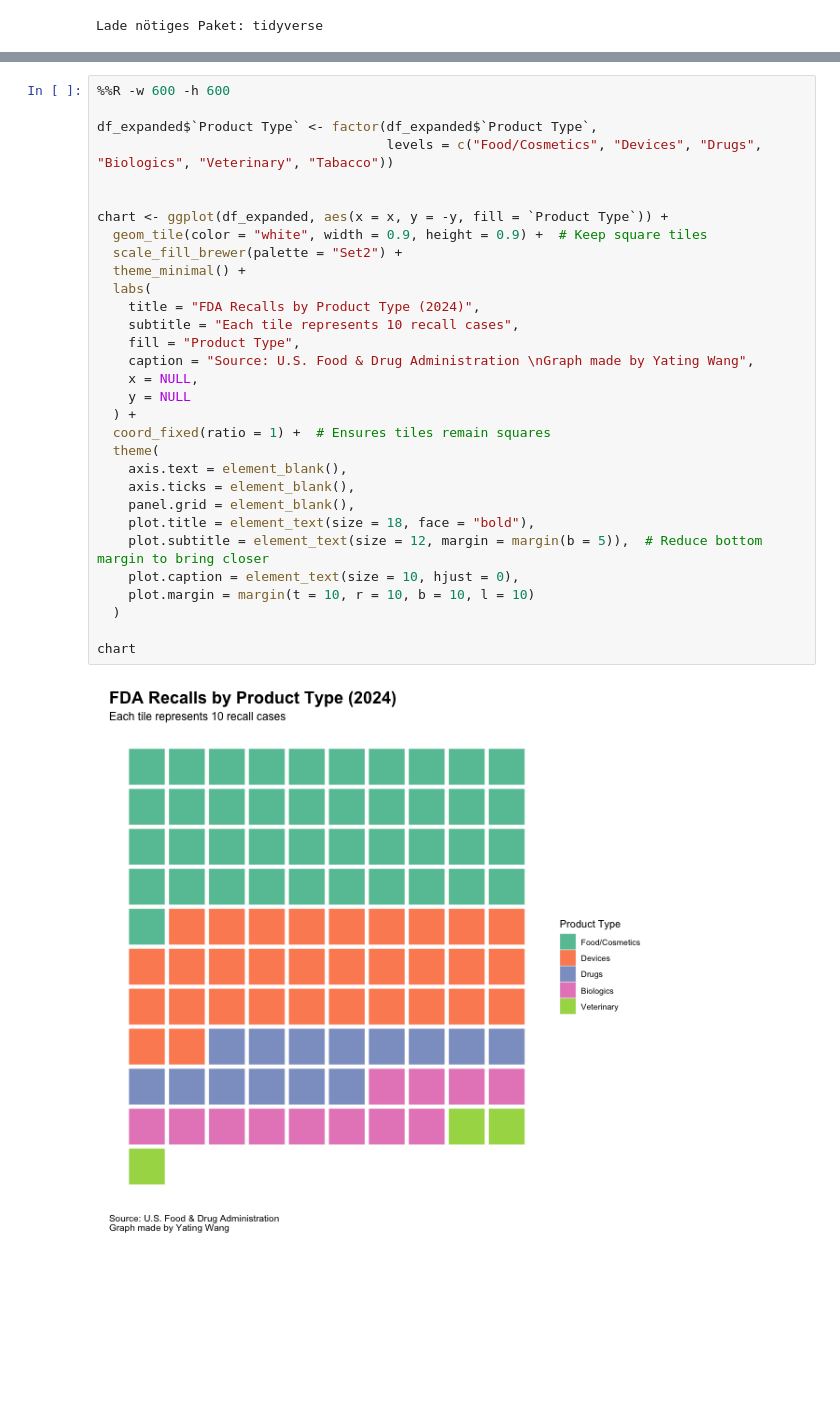
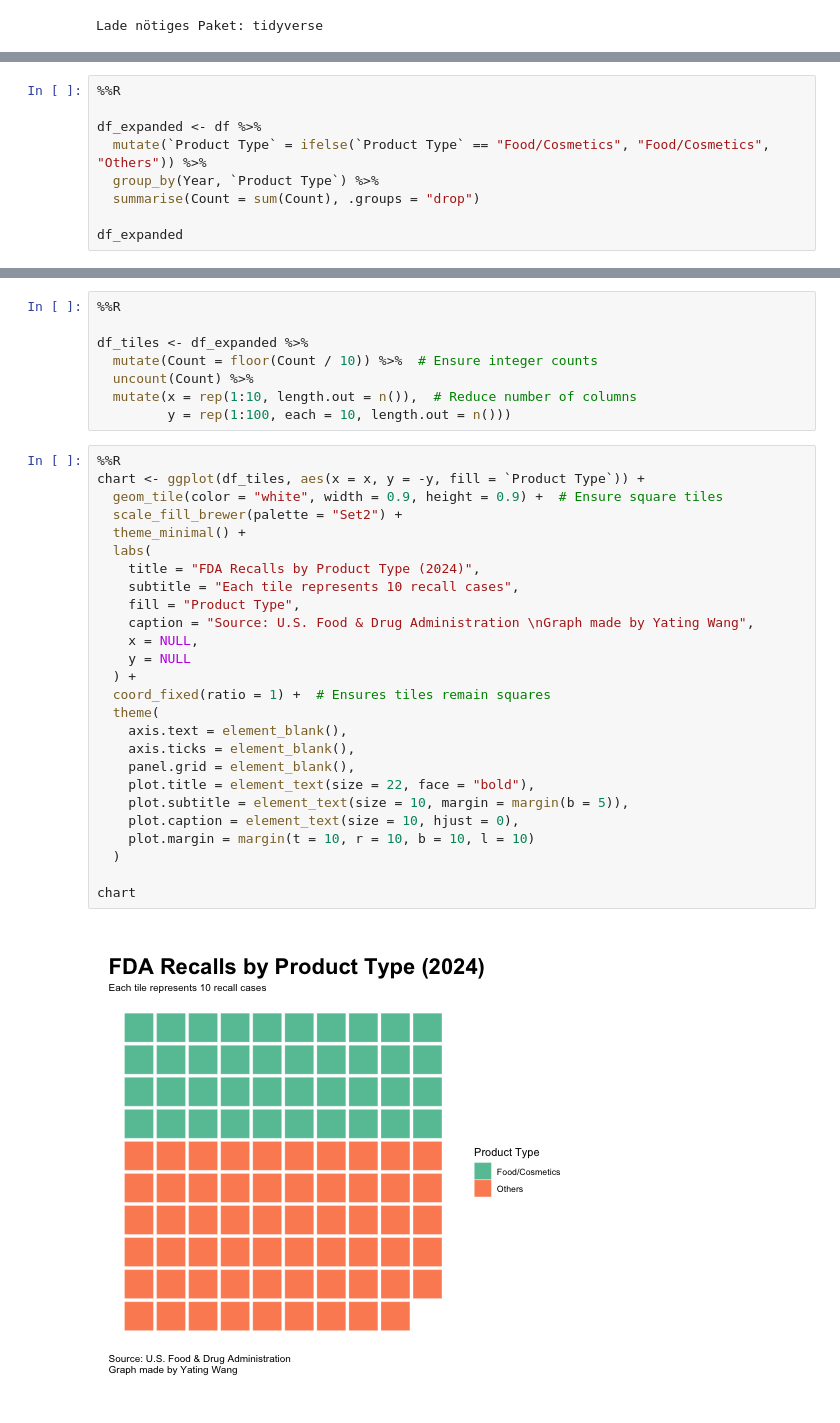
Before and after one commit to yatingw24/food_recall, a Jupyter notebook: tile_graph.ipynb, the cells around one changed output, grey strips where cells are left out. Drawn from its saved outputs; the diff is of its cells as text; blank space fills up the shorter version.

```diff
--- a/tile_graph.ipynb
+++ b/tile_graph.ipynb
@@ -65,0 +59,9 @@ dbl (2): Year, Count
+# %%
+%%R
+
+df_expanded <- df %>%
+  mutate(`Product Type` = ifelse(`Product Type` == "Food/Cosmetics", "Food/Cosmetics", "Others")) %>%
+  group_by(Year, `Product Type`) %>%
+  summarise(Count = sum(Count), .groups = "drop")
+
+df_expanded
@@ -66,36 +74,39 @@ dbl (2): Year, Count
+# %%
+%%R
+
+df_tiles <- df_expanded %>%
+  mutate(Count = floor(Count / 10)) %>%  # Ensure integer counts
+  uncount(Count) %>%
+  mutate(x = rep(1:10, length.out = n()),  # Reduce number of columns
+         y = rep(1:100, each = 10, length.out = n()))
 # %%
-%%R -w 600 -h 600
-
-df_expanded$`Product Type` <- factor(df_expanded$`Product Type`,
-                                     levels = c("Food/Cosmetics", "Devices", "Drugs", "Biologics", "Veterinary", "Tabacco"))
-
-
-chart <- ggplot(df_expanded, aes(x = x, y = -y, fill = `Product Type`)) +
-  geom_tile(color = "white", width = 0.9, height = 0.9) +  # Keep square tiles
+%%R
+chart <- ggplot(df_tiles, aes(x = x, y = -y, fill = `Product Type`)) +
+  geom_tile(color = "white", width = 0.9, height = 0.9) +  # Ensure square tiles
   scale_fill_brewer(palette = "Set2") +
   theme_minimal() +
   labs(
     title = "FDA Recalls by Product Type (2024)",
     subtitle = "Each tile represents 10 recall cases",
     fill = "Product Type",
     caption = "Source: U.S. Food & Drug Administration \nGraph made by Yating Wang",
     x = NULL,
     y = NULL
   ) +
   coord_fixed(ratio = 1) +  # Ensures tiles remain squares
   theme(
     axis.text = element_blank(),
     axis.ticks = element_blank(),
     panel.grid = element_blank(),
-    plot.title = element_text(size = 18, face = "bold"),
-    plot.subtitle = element_text(size = 12, margin = margin(b = 5)),  # Reduce bottom margin to bring closer
+    plot.title = element_text(size = 22, face = "bold"),
+    plot.subtitle = element_text(size = 10, margin = margin(b = 5)),
     plot.caption = element_text(size = 10, hjust = 0),
     plot.margin = margin(t = 10, r = 10, b = 10, l = 10)
   )
 
 chart
 # %% [output]
-[figure, old version]
+[figure, new version]
 # %%
 %%R
 
```
Also changed, not shown: parts of 4 cells of this notebook, 13 other files.
